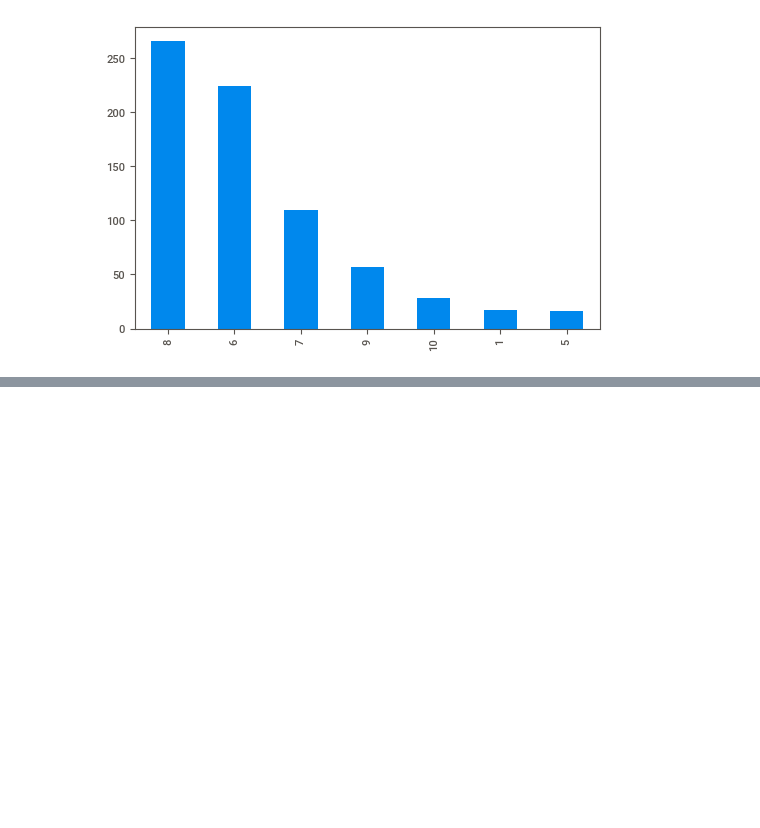
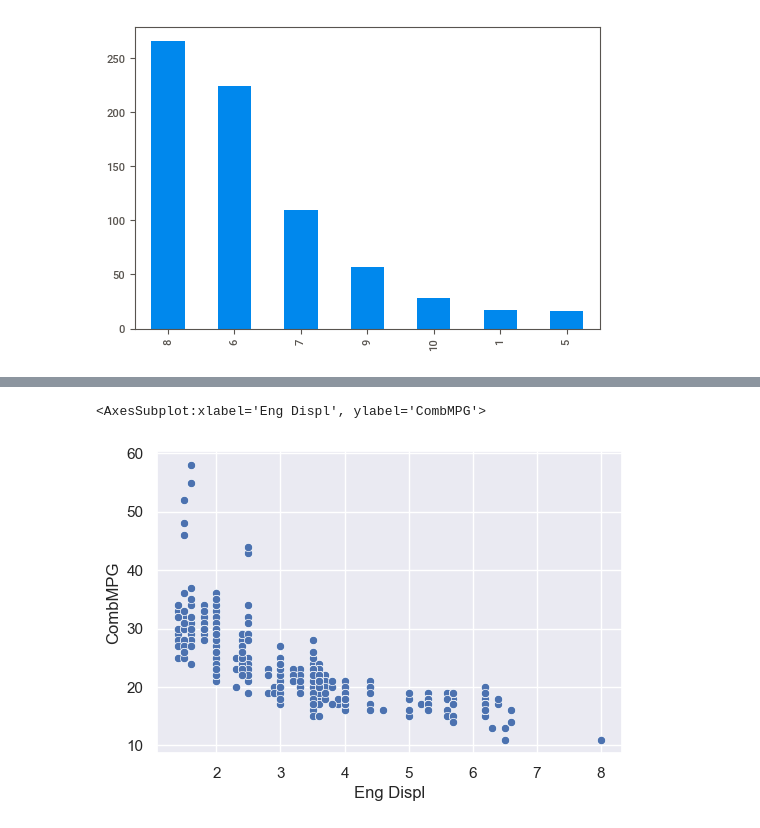
Before and after one commit to souvik0306/ML-Coursera, a Jupyter notebook: Udemy/Pandas_tutorial.ipynb, the cells around one changed output, grey strips where cells are left out. Saved outputs shown, nothing was run; the diff lists cells and outputs as text; code cells hidden in the pictures; blank space fills up the shorter version.

```diff
--- a/Udemy/Pandas_tutorial.ipynb
+++ b/Udemy/Pandas_tutorial.ipynb
@@ -103,0 +129,5 @@ gears.plot(kind = 'bar')
+# %%
+sns.scatterplot(x='Eng Displ',y='CombMPG',data=df_cars)
+# %% [output]
+<AxesSubplot:xlabel='Eng Displ', ylabel='CombMPG'>
+[figure, added]
```
Also changed, not shown: parts of 6 cells of this notebook, 1 other file.
